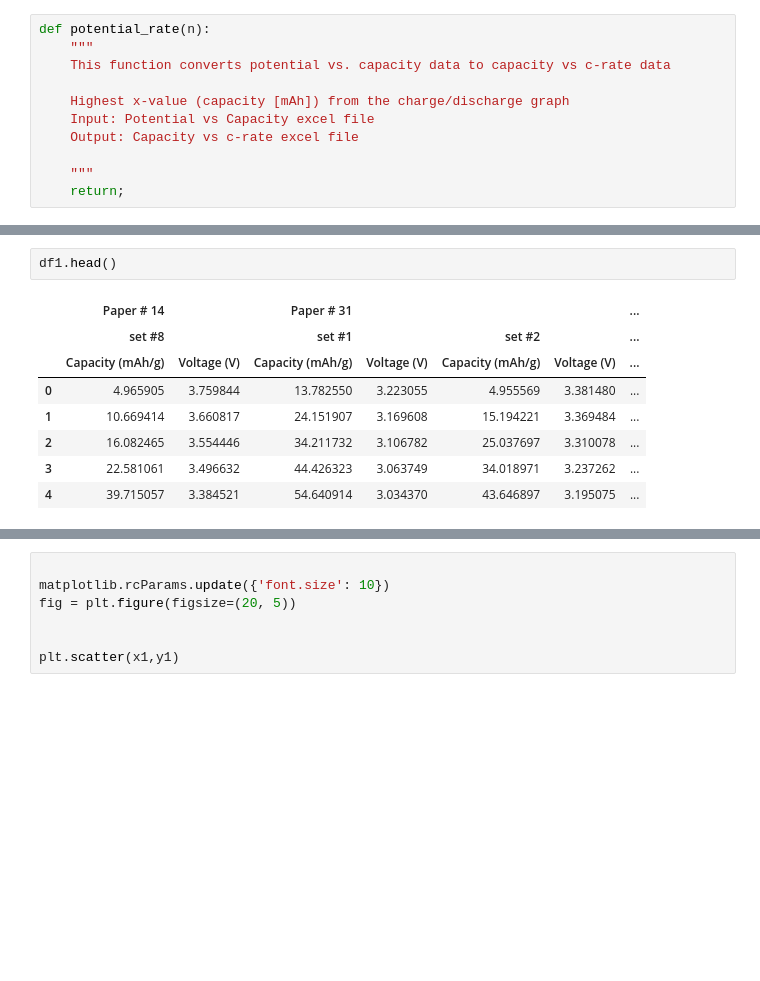
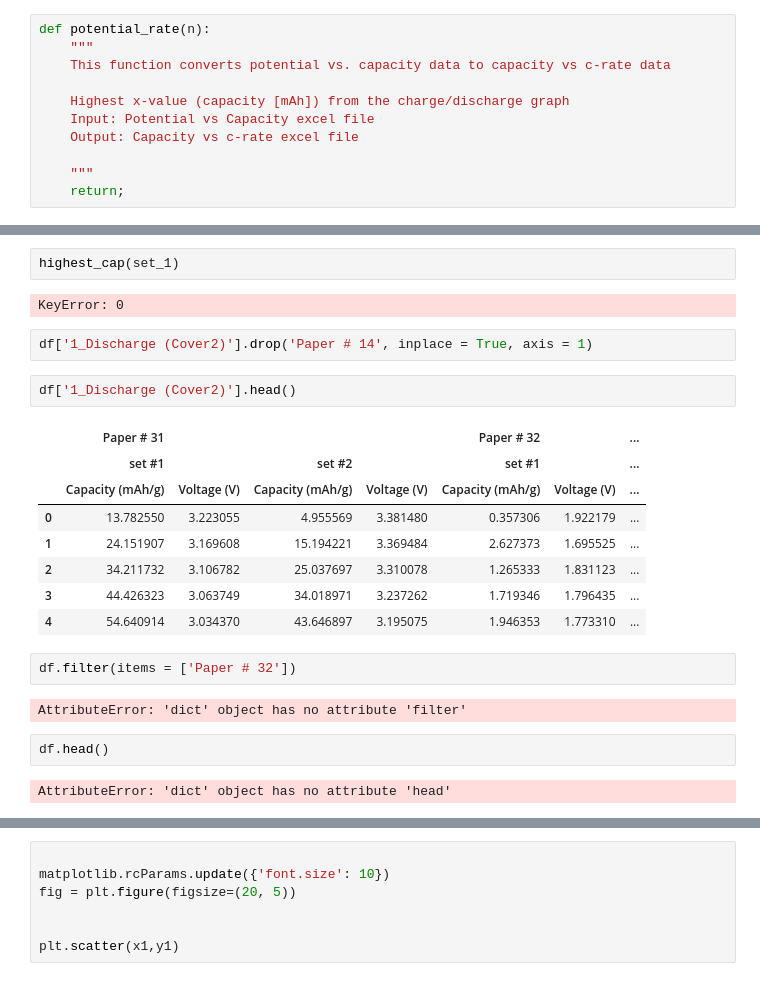
Before and after one commit to BatteryDesign/BatteryRateCap, a Jupyter notebook: Data_Conversion_v1.ipynb, the cells around one changed output, grey strips where cells are left out. Drawn from its saved outputs; the diff is of its cells as text; blank space fills up the shorter version.

```diff
--- a/Data_Conversion_v1.ipynb
+++ b/Data_Conversion_v1.ipynb
@@ -29,11 +153,25 @@ df1 = pd.read_excel('3D_Battery_Performance_Log.xls', sheet_name = '1_Discharge
+# %%
+highest_cap(set_1)
+# %% [output]
+KeyError: 0
+# %%
+df['1_Discharge (Cover2)'].drop('Paper # 14', inplace = True, axis = 1)
+# %%
+df['1_Discharge (Cover2)'].head()
+# %% [output]
+|  | Paper # 31 |  |  |  | Paper # 32 |  | ... |
+|  | set #1 |  | set #2 |  | set #1 |  | ... |
+|  | Capacity (mAh/g) | Voltage (V) | Capacity (mAh/g) | Voltage (V) | Capacity (mAh/g) | Voltage (V) | ... |
+| 0 | 13.782550 | 3.223055 | 4.955569 | 3.381480 | 0.357306 | 1.922179 | ... |
+| 1 | 24.151907 | 3.169608 | 15.194221 | 3.369484 | 2.627373 | 1.695525 | ... |
+| 2 | 34.211732 | 3.106782 | 25.037697 | 3.310078 | 1.265333 | 1.831123 | ... |
+| 3 | 44.426323 | 3.063749 | 34.018971 | 3.237262 | 1.719346 | 1.796435 | ... |
+| 4 | 54.640914 | 3.034370 | 43.646897 | 3.195075 | 1.946353 | 1.773310 | ... |
+# %%
+df.filter(items = ['Paper # 32'])
+# %% [output]
+AttributeError: 'dict' object has no attribute 'filter'
 # %%
-df1.head()
+df.head()
 # %% [output]
-|  | Paper # 14 |  | Paper # 31 |  |  |  | ... |
-|  | set #8 |  | set #1 |  | set #2 |  | ... |
-|  | Capacity (mAh/g) | Voltage (V) | Capacity (mAh/g) | Voltage (V) | Capacity (mAh/g) | Voltage (V) | ... |
-| 0 | 4.965905 | 3.759844 | 13.782550 | 3.223055 | 4.955569 | 3.381480 | ... |
-| 1 | 10.669414 | 3.660817 | 24.151907 | 3.169608 | 15.194221 | 3.369484 | ... |
-| 2 | 16.082465 | 3.554446 | 34.211732 | 3.106782 | 25.037697 | 3.310078 | ... |
-| 3 | 22.581061 | 3.496632 | 44.426323 | 3.063749 | 34.018971 | 3.237262 | ... |
-| 4 | 39.715057 | 3.384521 | 54.640914 | 3.034370 | 43.646897 | 3.195075 | ... |
+AttributeError: 'dict' object has no attribute 'head'
```
Also changed, not shown: parts of 20 cells of this notebook.
